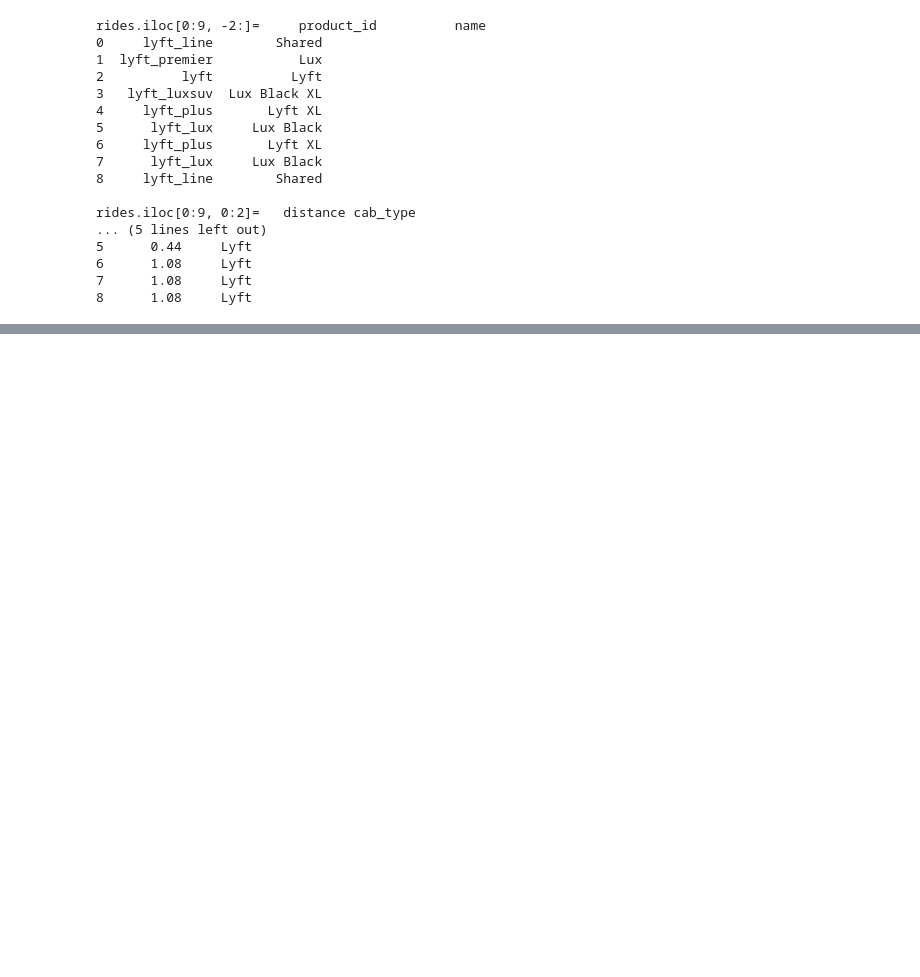
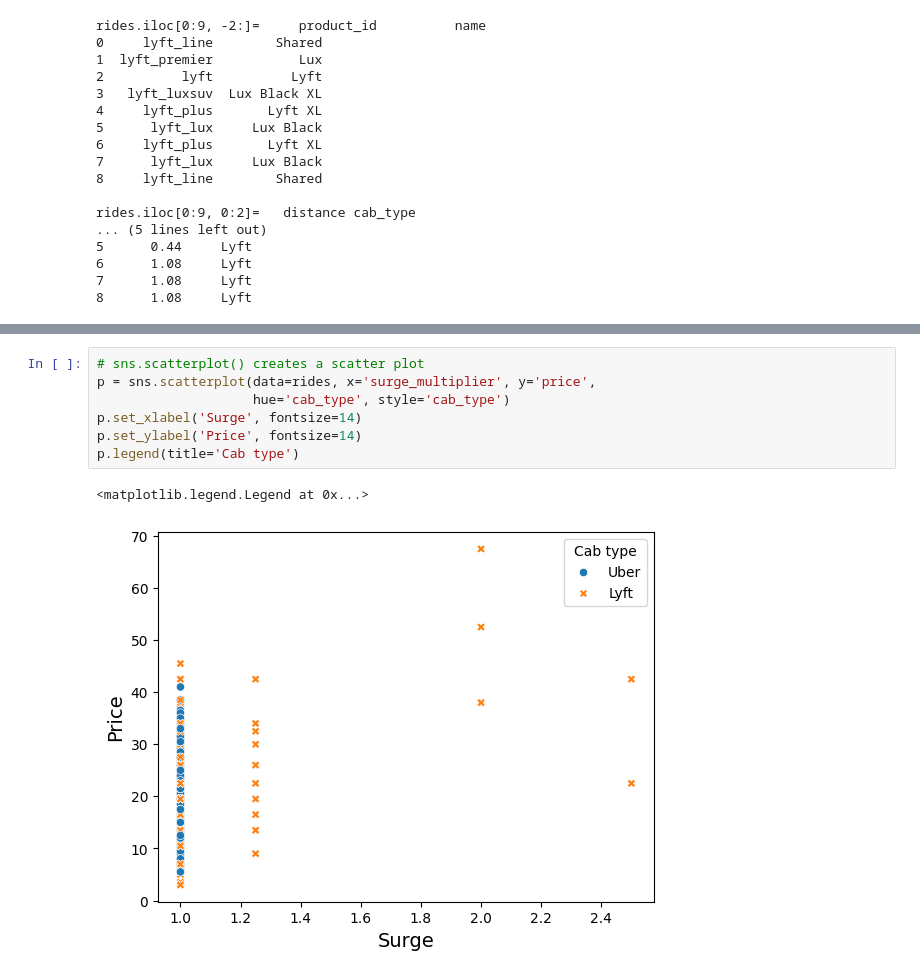
Before and after one commit to everestso/Summer24, a Jupyter notebook: zyBookChapter1.ipynb, the cells around one changed output, grey strips where cells are left out. Saved outputs shown, nothing was run; the diff lists cells and outputs as text; blank space fills up the shorter version.

```diff
--- a/zyBookChapter1.ipynb
+++ b/zyBookChapter1.ipynb
@@ -38,0 +90,10 @@ rides.iloc[0:9, 0:2]=   distance cab_type
+# %%
+# sns.scatterplot() creates a scatter plot
+p = sns.scatterplot(data=rides, x='surge_multiplier', y='price',
+                    hue='cab_type', style='cab_type')
+p.set_xlabel('Surge', fontsize=14)
+p.set_ylabel('Price', fontsize=14)
+p.legend(title='Cab type')
+# %% [output]
+<matplotlib.legend.Legend at 0x...>
+[figure, added]
```
Also changed, not shown: parts of 5 cells of this notebook.
